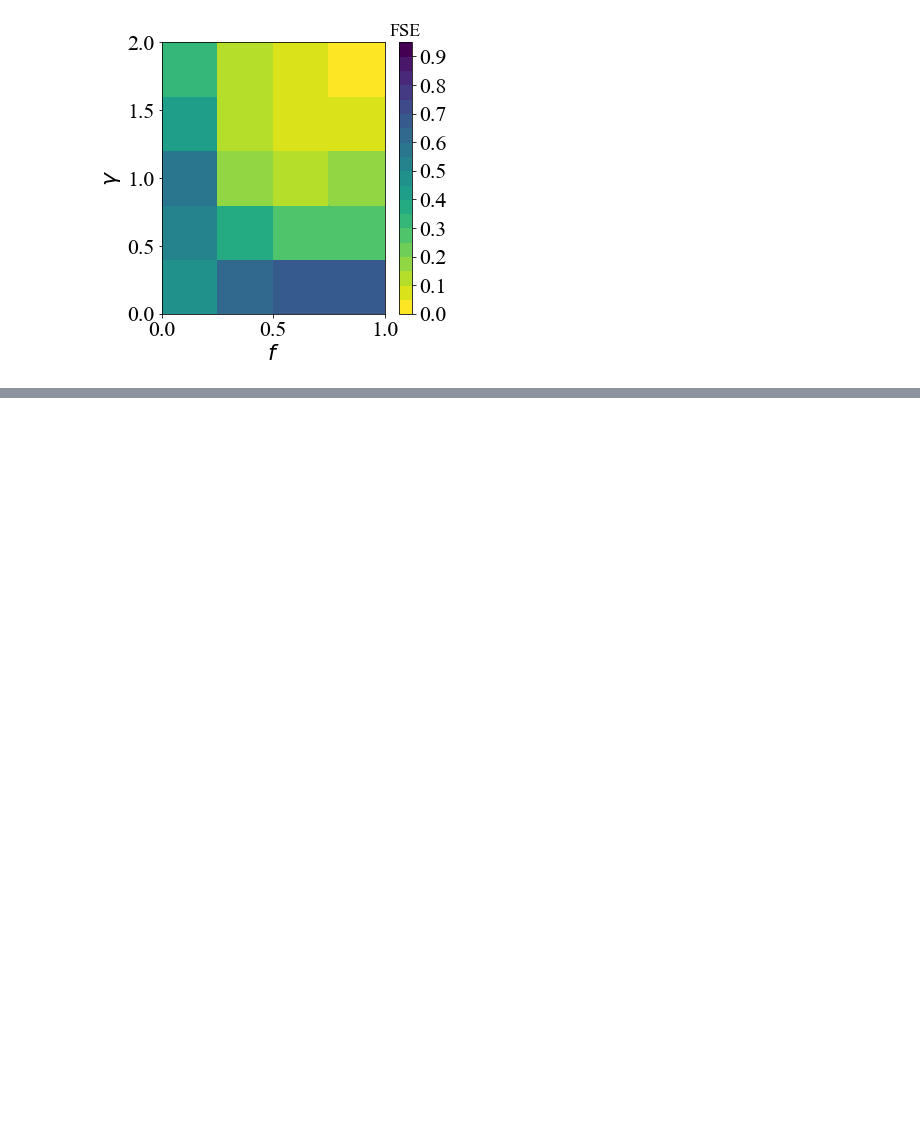
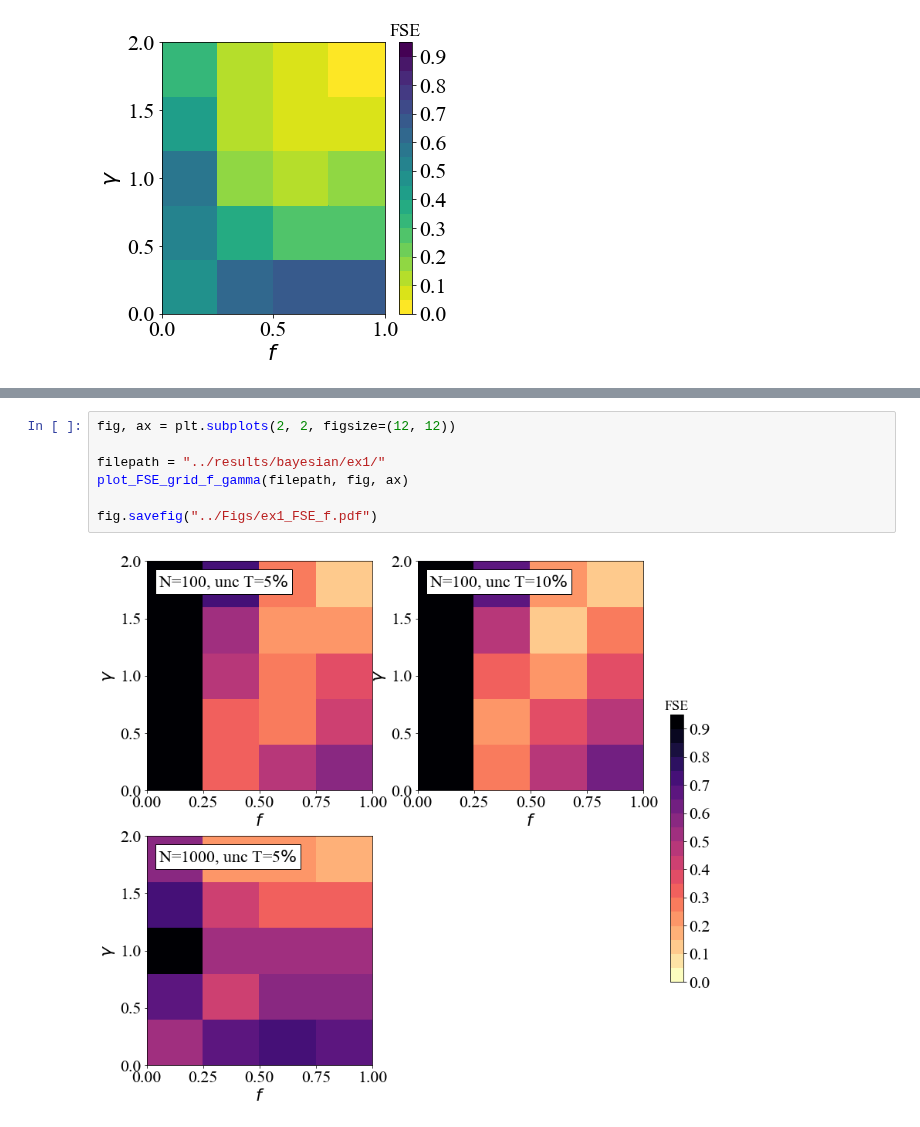
Before and after one commit to SvPoder/exoplanets, a Jupyter notebook: jupyter-notebook/reconstructed_DM.ipynb, the cells around one changed output, grey strips where cells are left out. Saved outputs shown, nothing was run; the diff lists cells and outputs as text; blank space fills up the shorter version.

```diff
--- a/jupyter-notebook/reconstructed_DM.ipynb
+++ b/jupyter-notebook/reconstructed_DM.ipynb
@@ -416,0 +501,9 @@ FSE_grid_f_gamma(filepath, nBDs, rel_unc, plot_f=False)
+# %%
+fig, ax = plt.subplots(2, 2, figsize=(12, 12))
+
+filepath = "../results/bayesian/ex1/"
+plot_FSE_grid_f_gamma(filepath, fig, ax)
+
+fig.savefig("../Figs/ex1_FSE_f.pdf")
+# %% [output]
+[figure, added]
```
Also changed, not shown: parts of 6 cells of this notebook, 3 other files.
